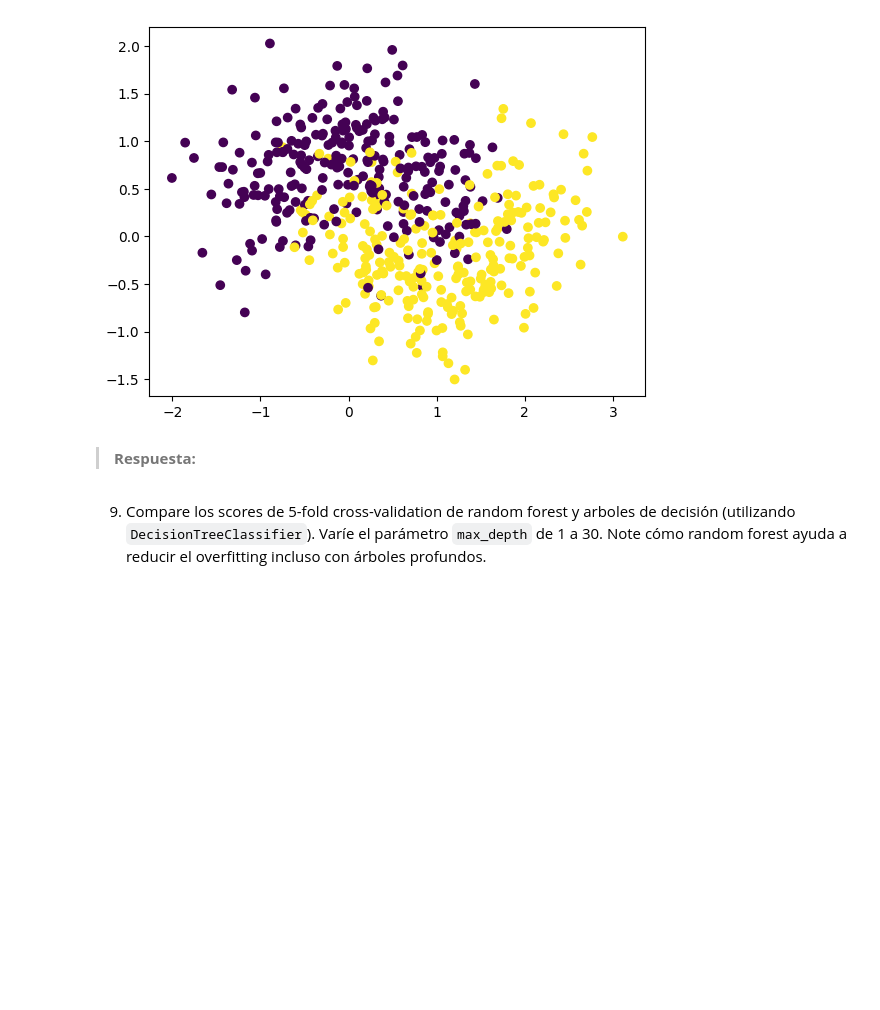
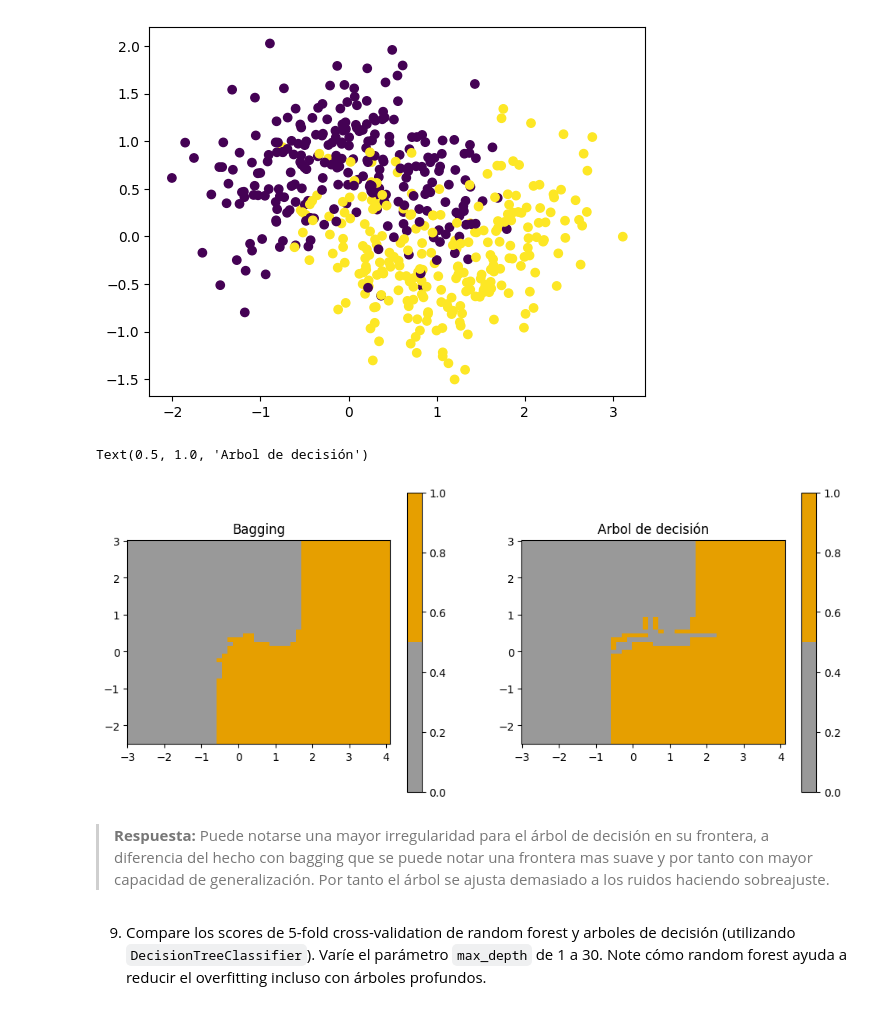
Before and after one commit to nicoArriagadaj/Lab6, a Jupyter notebook: Laboratorio_6.ipynb, the cells around one changed output. Cells and saved outputs as stored; diff of their text form; code cells hidden in the pictures; blank space fills up the shorter version.

```diff
--- a/Laboratorio_6.ipynb
+++ b/Laboratorio_6.ipynb
@@ -348,19 +347,30 @@ plt.scatter(X[:, 0], X[:, 1], c=y);
 # %%
 from sklearn.ensemble import BaggingClassifier
 from sklearn.tree import DecisionTreeClassifier
 
 # TODO: Entrenar el clasificador con Bagging
 bag_clf = BaggingClassifier(DecisionTreeClassifier(), n_estimators=500,
                             max_samples=100, n_jobs=-1, random_state=42)
-# ...
+bag_clf.fit(X, y)
 
 # TODO: Entrenar el clasificador con arbol de decision
-# ...
+dt_classifier = DecisionTreeClassifier(random_state=42)
+dt_classifier.fit(X, y)
 
 # TODO: graficar las fronteras de los clasificadores sobre los datos
-# ...
+plt.figure(figsize=(12, 5))
+plt.subplot(1, 2, 1)
+frontiere(bag_clf.predict, X)
+plt.title('Bagging')
+
+plt.subplot(1, 2, 2)
+frontiere(dt_classifier.predict, X)
+plt.title('Arbol de decisión')
+# %% [output]
+Text(0.5, 1.0, 'Arbol de decisión')
+[figure, added]
 # %% [markdown]
->**Respuesta:**
+>**Respuesta:** Puede notarse una mayor irregularidad para el árbol de decisión en su frontera, a diferencia del hecho con bagging que se puede notar una frontera mas suave y por tanto con mayor capacidad de generalización. Por tanto el árbol se ajusta demasiado a los ruidos haciendo sobreajuste.
 # %% [markdown]
 9. Compare los scores de 5-fold cross-validation de random forest y arboles de decisión (utilizando `DecisionTreeClassifier`). Varíe el parámetro `max_depth` de 1 a 30. Note cómo random forest ayuda a reducir el overfitting incluso con árboles profundos.
 # %%
```
Also changed, not shown: parts of 2 cells of this notebook.
